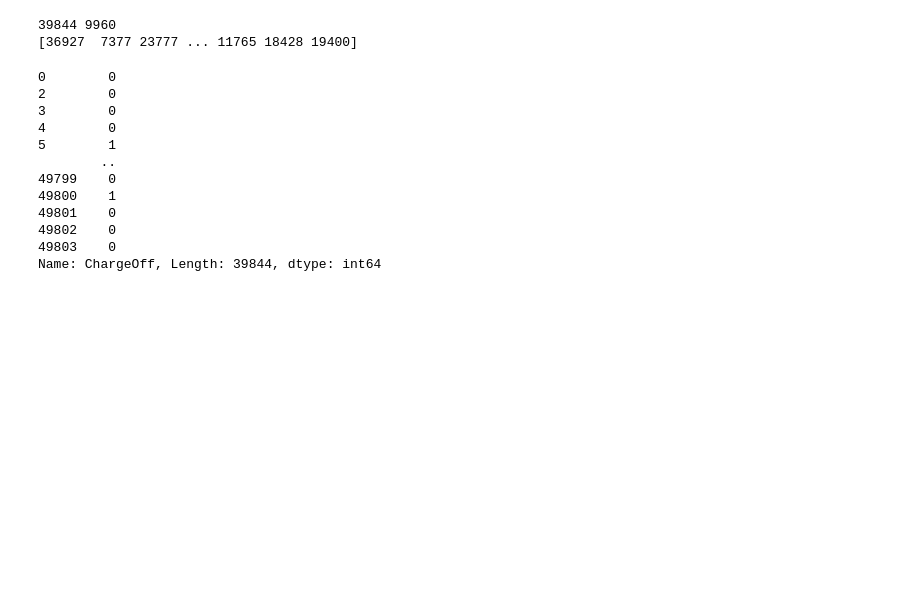
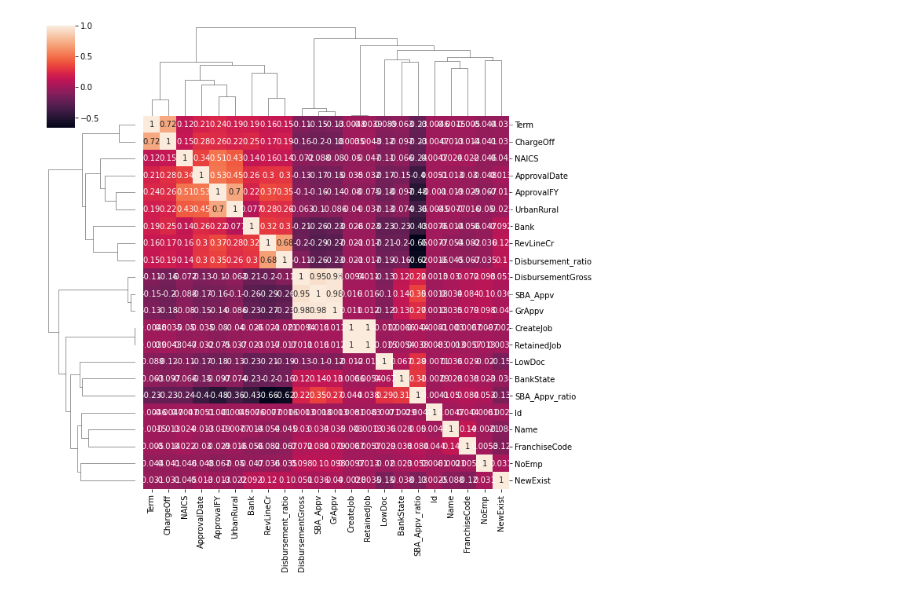
Before and after one commit to KiedaTamashi/CS5228kaggle, a Jupyter notebook: train_process.ipynb, the cells around one changed output. Cells and saved outputs as stored; diff of their text form; code cells hidden in the pictures; blank space fills up the shorter version.

```diff
--- a/train_process.ipynb
+++ b/train_process.ipynb
@@ -55,8 +53,14 @@ Ytrain_path = "./Ytrain.csv"
 # %%
+xori_path = "./Xtrain.csv"     #original data
+Xtrain_path = "./Xtrain_pre3.0.csv" #after processing
+Ytrain_path = "./Ytrain.csv"
+xori = pd.read_csv(xori_path)
 xtrain = pd.read_csv(Xtrain_path)
 ytrain = pd.read_csv(Ytrain_path)
-train_data = pd.merge(xtrain,ytrain)
+
 train_data.head()
 print(xtrain.shape,ytrain.shape,train_data.shape)
-ytrain  = train_data["ChargeOff"]
+
+
+xori.head()
 # %% [output]
@@ -64,26 +75,12 @@ ytrain  = train_data["ChargeOff"]
-# %%
-test_size = 49804//5
-train_size = 49804-test_size
-print(train_size,test_size)
-test_row = np.random.choice(a=49803, size=test_size, replace=False, p=None)
-print(test_row)
-xtest = xtrain.loc[test_row]
-ytest = ytrain.loc[test_row]
-xtest.head()
-xtrain.drop(index = test_row)
-ytrain.drop(index = test_row)
-# %% [output]
-39844 9960
-[36927  7377 23777 ... 11765 18428 19400]
-0        0
-2        0
-3        0
-4        0
-5        1
-        ..
-49799    0
-49800    1
-49801    0
-49802    0
-49803    0
-Name: ChargeOff, Length: 39844, dtype: int64
+# %%
+
+xtrain['NAICS'] = xori['NAICS']
+xtrain['NoEmp'] = xori['NoEmp']
+xtrain['CreateJob'] = xori['CreateJob']
+xtrain['NoEmp'] = xori['NoEmp']
+xtrain['RetainedJob'] = xori['RetainedJob']
+# %%
+train_data = pd.merge(xtrain,ytrain)
+mg = sb.clustermap(train_data.corr(),annot=True)
+# %% [output]
+[figure, added]
```
Also changed, not shown: parts of 9 cells of this notebook.
